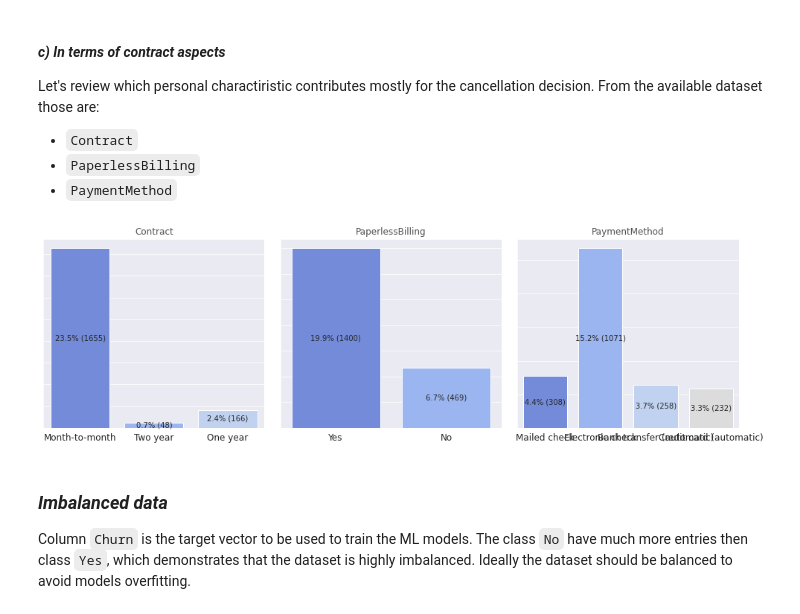
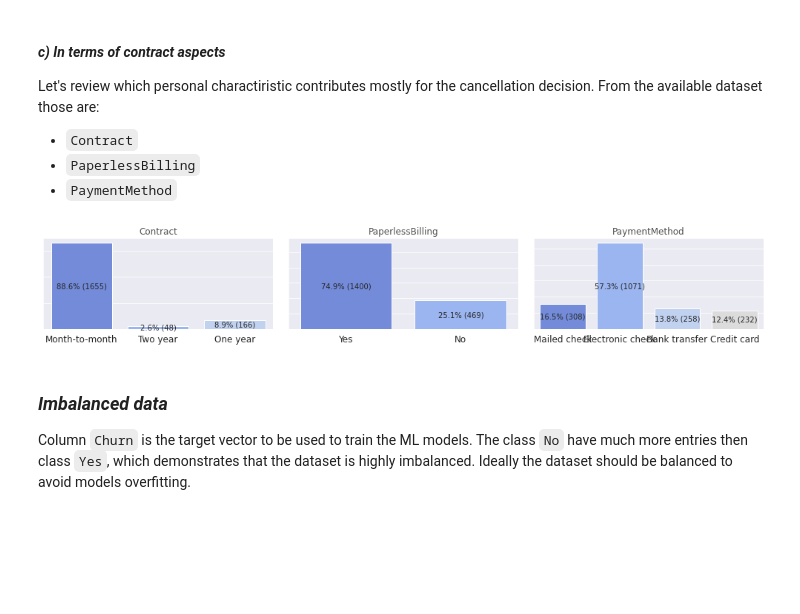
Before and after one commit to RadoBoiii/ds_handson, a Jupyter notebook: Telecom_Churn_Prediction.ipynb, the cells around one changed output. Drawn from its saved outputs; the diff is of its cells as text; code cells hidden in the pictures; blank space fills up the shorter version.

```diff
--- a/Telecom_Churn_Prediction.ipynb
+++ b/Telecom_Churn_Prediction.ipynb
@@ -507,10 +482,12 @@ Let's review which personal charactiristic contributes mostly for the cancellati
 *	`Contract`
 *	`PaperlessBilling`
 *	`PaymentMethod`
-# %%
-displayCountPlot(contract_attributes, df_churn, rows=2, columns=3, figsize=(14,8))
-# %% [output]
-[figure, removed]
+# %%
+df_churn['PaymentMethod'] = df_churn['PaymentMethod'].str.replace('(automatic)', '').str.replace('(', '').str.replace(')', '').str.strip()
+
+displayCountPlot(contract_attributes, df_churn, rows=1, columns=3)
+# %% [output]
+[figure, added]
 # %% [markdown]
 ### *Imbalanced data*
 
```
Also changed, not shown: parts of 17 cells of this notebook.
